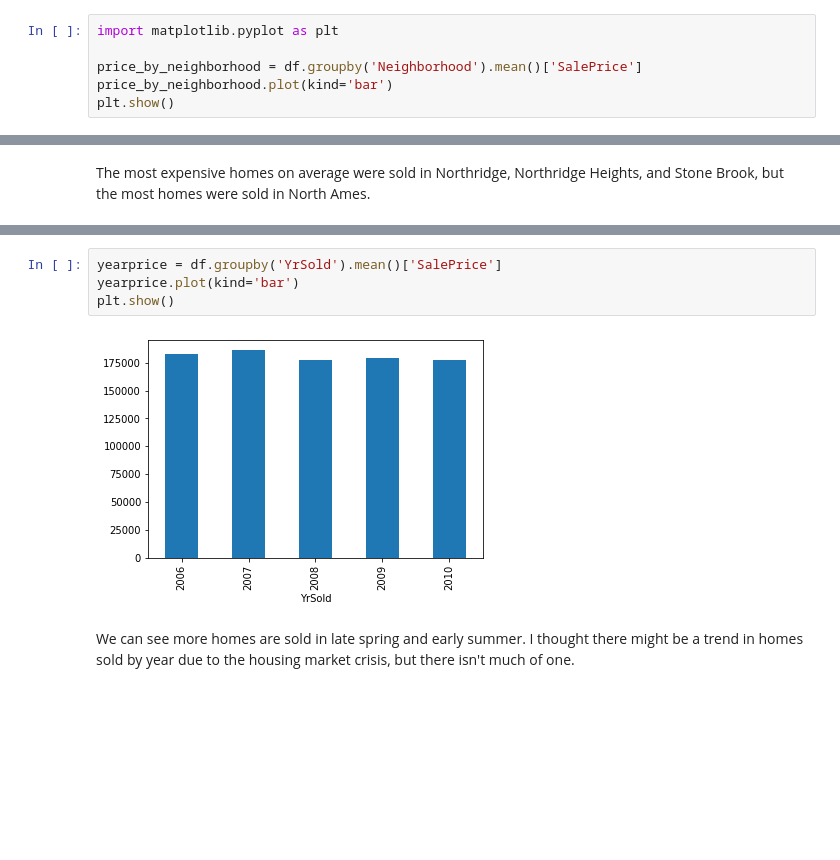
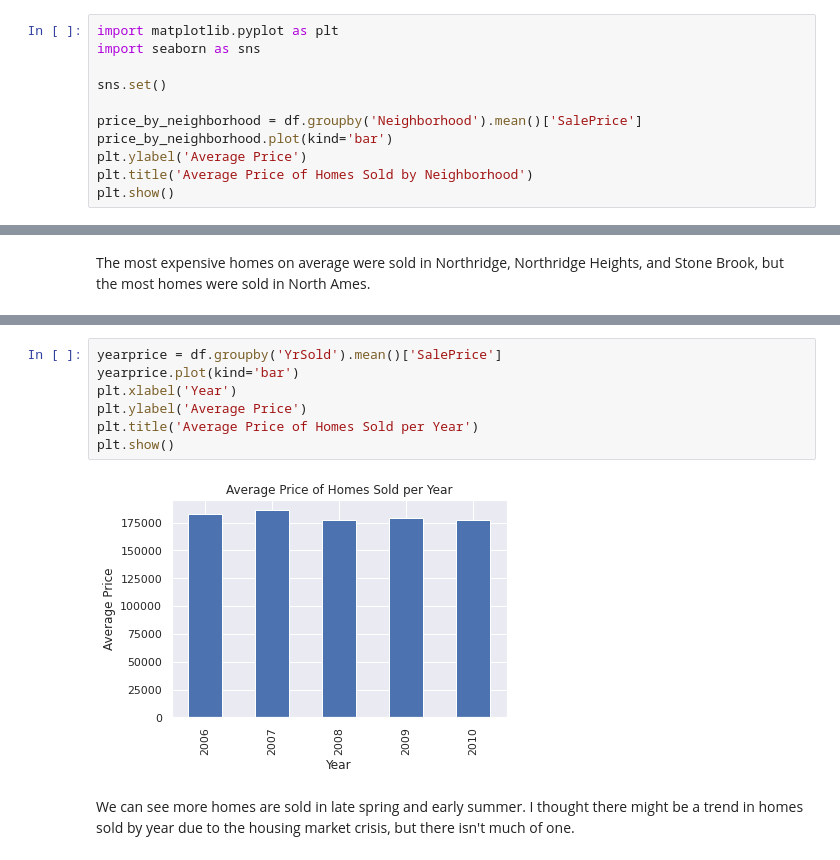
Before and after one commit to amjcosta/Kaggle, a Jupyter notebook: house_price_prediction/housing_price_prediction.ipynb, the cells around one changed output, grey strips where cells are left out. Drawn from its saved outputs; the diff is of its cells as text; blank space fills up the shorter version.

```diff
--- a/house_price_prediction/housing_price_prediction.ipynb
+++ b/house_price_prediction/housing_price_prediction.ipynb
@@ -297,8 +349,13 @@ I think some graphs would be easier to understand. Let's save this and move alon
 df.to_csv('train_added_season_sqf.csv')
 # %%
 import matplotlib.pyplot as plt
+import seaborn as sns
+
+sns.set()
 
 price_by_neighborhood = df.groupby('Neighborhood').mean()['SalePrice']
 price_by_neighborhood.plot(kind='bar')
+plt.ylabel('Average Price')
+plt.title('Average Price of Homes Sold by Neighborhood')
 plt.show()
 # %% [output]
@@ -320,9 +382,12 @@ plt.show()
 # %%
 yearprice = df.groupby('YrSold').mean()['SalePrice']
 yearprice.plot(kind='bar')
+plt.xlabel('Year')
+plt.ylabel('Average Price')
+plt.title('Average Price of Homes Sold per Year')
 plt.show()
 # %% [output]
-[figure, old version]
+[figure, new version]
 # %% [markdown]
 We can see more homes are sold in late spring and early summer. I thought there might be a trend in homes sold by year due to the housing market crisis, but there isn't much of one.
 # %%
```
Also changed, not shown: parts of 19 cells of this notebook, 1 other file.
